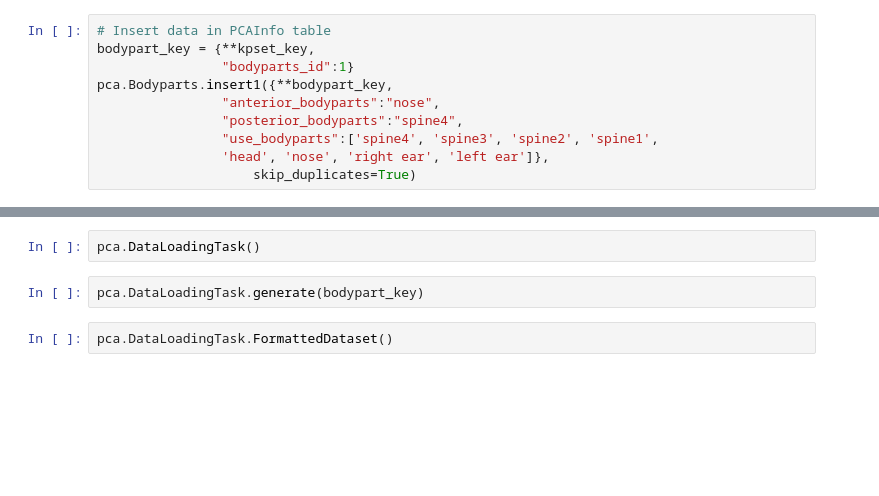
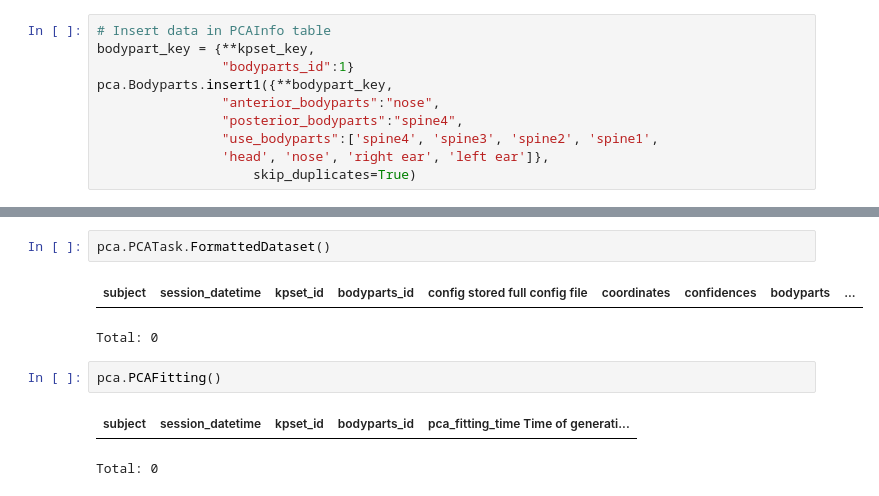
Before and after one commit to datajoint/element-moseq, a Jupyter notebook: notebooks/testing.ipynb, the cells around one changed output, grey strips where cells are left out. Saved outputs shown, nothing was run; the diff lists cells and outputs as text; blank space fills up the shorter version.

```diff
--- a/notebooks/testing.ipynb
+++ b/notebooks/testing.ipynb
@@ -100,6 +133,10 @@ pca.DataLoadingTask.insert1({**bodypart_key,
+# %%
+pca.PCATask.FormattedDataset()
+# %% [output]
+| subject | session_datetime | kpset_id | bodyparts_id | config stored full config file | coordinates | confidences | bodyparts | ... |
+Total: 0
 # %%
-pca.DataLoadingTask()
+pca.PCAFitting()
+# %% [output]
+| subject | session_datetime | kpset_id | bodyparts_id | pca_fitting_time Time of generati... |
+Total: 0
-# %%
-pca.DataLoadingTask.generate(bodypart_key)
-# %%
-pca.DataLoadingTask.FormattedDataset()
```
Also changed, not shown: parts of 16 cells of this notebook.
